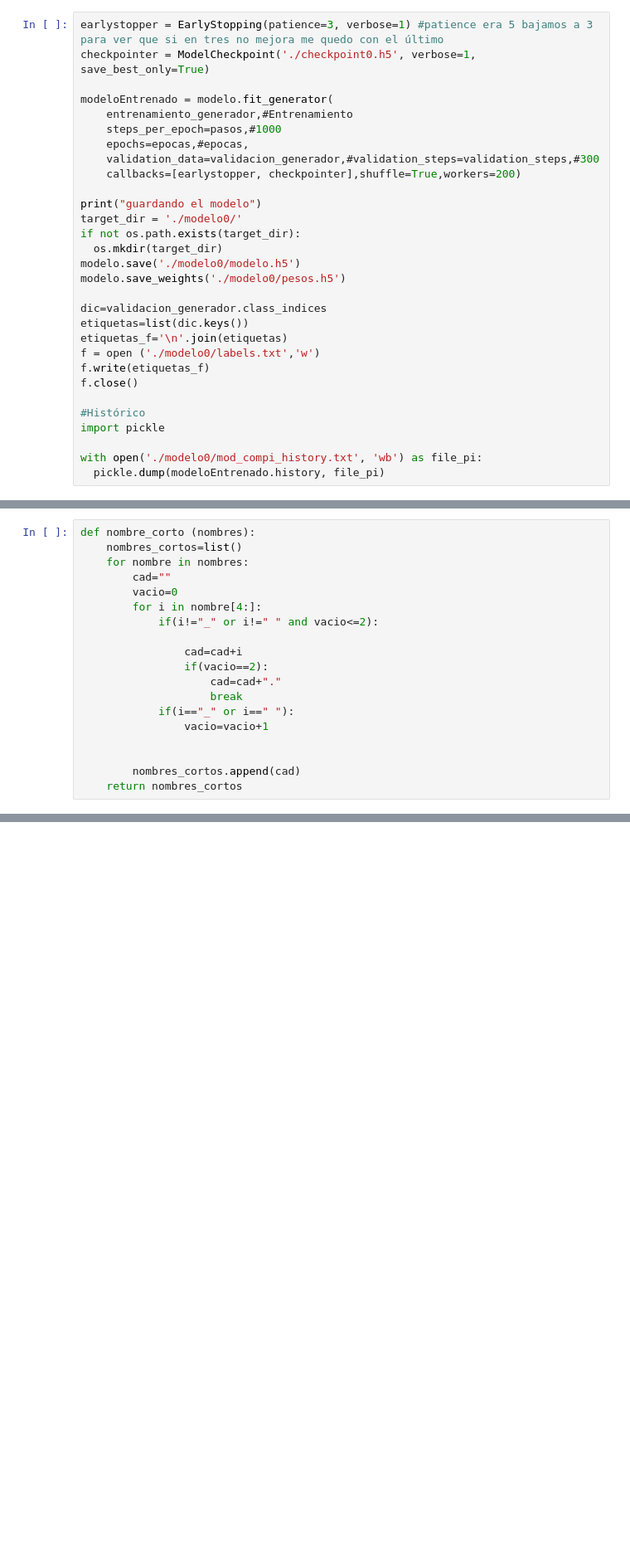
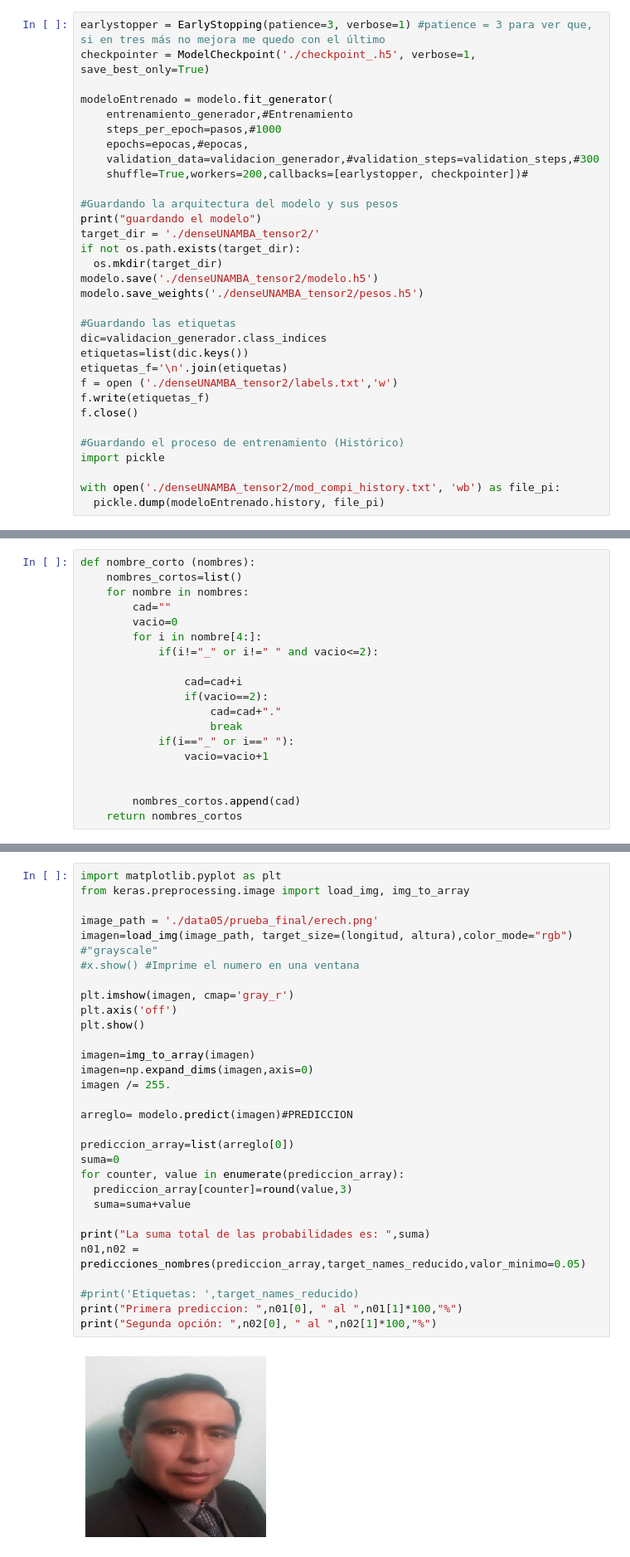
Before and after one commit to Erech2020/DeepLearning, a Jupyter notebook: VGG16.ipynb, the cells around one changed output, grey strips where cells are left out. Shown: that part at 83% size. Saved outputs shown, nothing was run; the diff lists cells and outputs as text; blank space fills up the shorter version.

```diff
--- a/VGG16.ipynb
+++ b/VGG16.ipynb
@@ -137,33 +153,35 @@ modelo.compile(loss='categorical_crossentropy', optimizer=sgd, metrics=['accurac
 # %% [markdown]
 <h1> Entrenamiento </h1>
 # %%
-earlystopper = EarlyStopping(patience=3, verbose=1) #patience era 5 bajamos a 3 para ver que si en tres no mejora me quedo con el último
-checkpointer = ModelCheckpoint('./checkpoint0.h5', verbose=1, save_best_only=True)
+earlystopper = EarlyStopping(patience=3, verbose=1) #patience = 3 para ver que, si en tres más no mejora me quedo con el último
+checkpointer = ModelCheckpoint('./checkpoint_.h5', verbose=1, save_best_only=True)
 
 modeloEntrenado = modelo.fit_generator(
     entrenamiento_generador,#Entrenamiento
     steps_per_epoch=pasos,#1000
     epochs=epocas,#epocas,
     validation_data=validacion_generador,#validation_steps=validation_steps,#300
-    callbacks=[earlystopper, checkpointer],shuffle=True,workers=200)
+    shuffle=True,workers=200,callbacks=[earlystopper, checkpointer])#
 
+#Guardando la arquitectura del modelo y sus pesos
 print("guardando el modelo")
-target_dir = './modelo0/'
+target_dir = './denseUNAMBA_tensor2/'
 if not os.path.exists(target_dir):
   os.mkdir(target_dir)
-modelo.save('./modelo0/modelo.h5')
-modelo.save_weights('./modelo0/pesos.h5')
+modelo.save('./denseUNAMBA_tensor2/modelo.h5')
+modelo.save_weights('./denseUNAMBA_tensor2/pesos.h5')
 
+#Guardando las etiquetas
 dic=validacion_generador.class_indices
 etiquetas=list(dic.keys())
 etiquetas_f='\n'.join(etiquetas)
-f = open ('./modelo0/labels.txt','w')
+f = open ('./denseUNAMBA_tensor2/labels.txt','w')
 f.write(etiquetas_f)
 f.close()
 
-#Histórico
+#Guardando el proceso de entrenamiento (Histórico)
 import pickle
 
-with open('./modelo0/mod_compi_history.txt', 'wb') as file_pi:
+with open('./denseUNAMBA_tensor2/mod_compi_history.txt', 'wb') as file_pi:
   pickle.dump(modeloEntrenado.history, file_pi)
 # %% [output]
@@ -217,0 +273,32 @@ def nombre_corto (nombres):
+# %%
+import matplotlib.pyplot as plt
+from keras.preprocessing.image import load_img, img_to_array
+
+image_path = './data05/prueba_final/erech.png'
+imagen=load_img(image_path, target_size=(longitud, altura),color_mode="rgb") #"grayscale"
+#x.show() #Imprime el numero en una ventana
+
+plt.imshow(imagen, cmap='gray_r')
+plt.axis('off')
+plt.show()
+
+imagen=img_to_array(imagen)
+imagen=np.expand_dims(imagen,axis=0)
+imagen /= 255.
+
+arreglo= modelo.predict(imagen)#PREDICCION
+
+prediccion_array=list(arreglo[0])
+suma=0
+for counter, value in enumerate(prediccion_array):
+  prediccion_array[counter]=round(value,3)
+  suma=suma+value
+
+print("La suma total de las probabilidades es: ",suma)
+n01,n02 = predicciones_nombres(prediccion_array,target_names_reducido,valor_minimo=0.05)
+
+#print('Etiquetas: ',target_names_reducido)
+print("Primera prediccion: ",n01[0], " al ",n01[1]*100,"%")
+print("Segunda opción: ",n02[0], " al ",n02[1]*100,"%")
+# %% [output]
+[figure, added]
```
Also changed, not shown: parts of 58 cells of this notebook.
